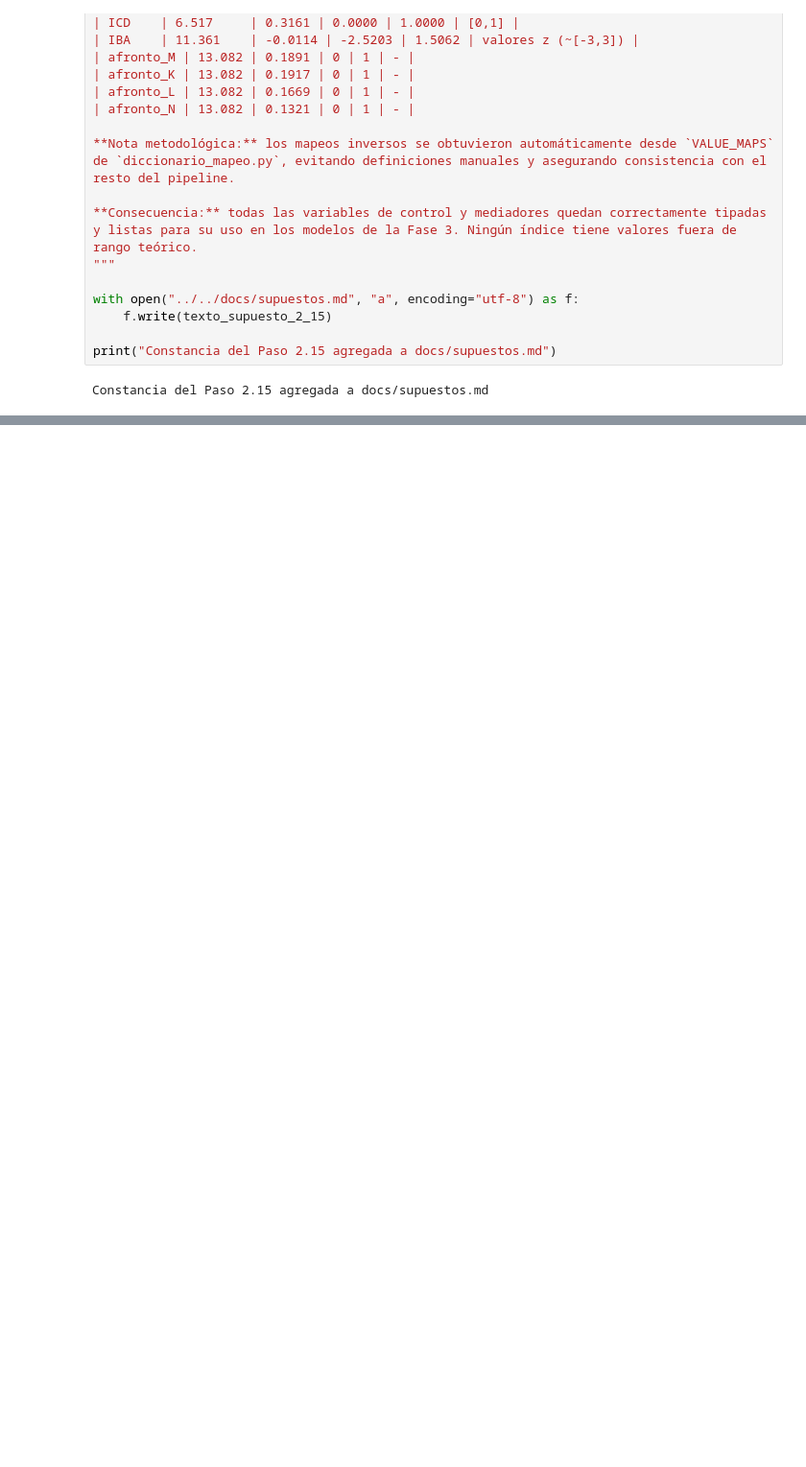
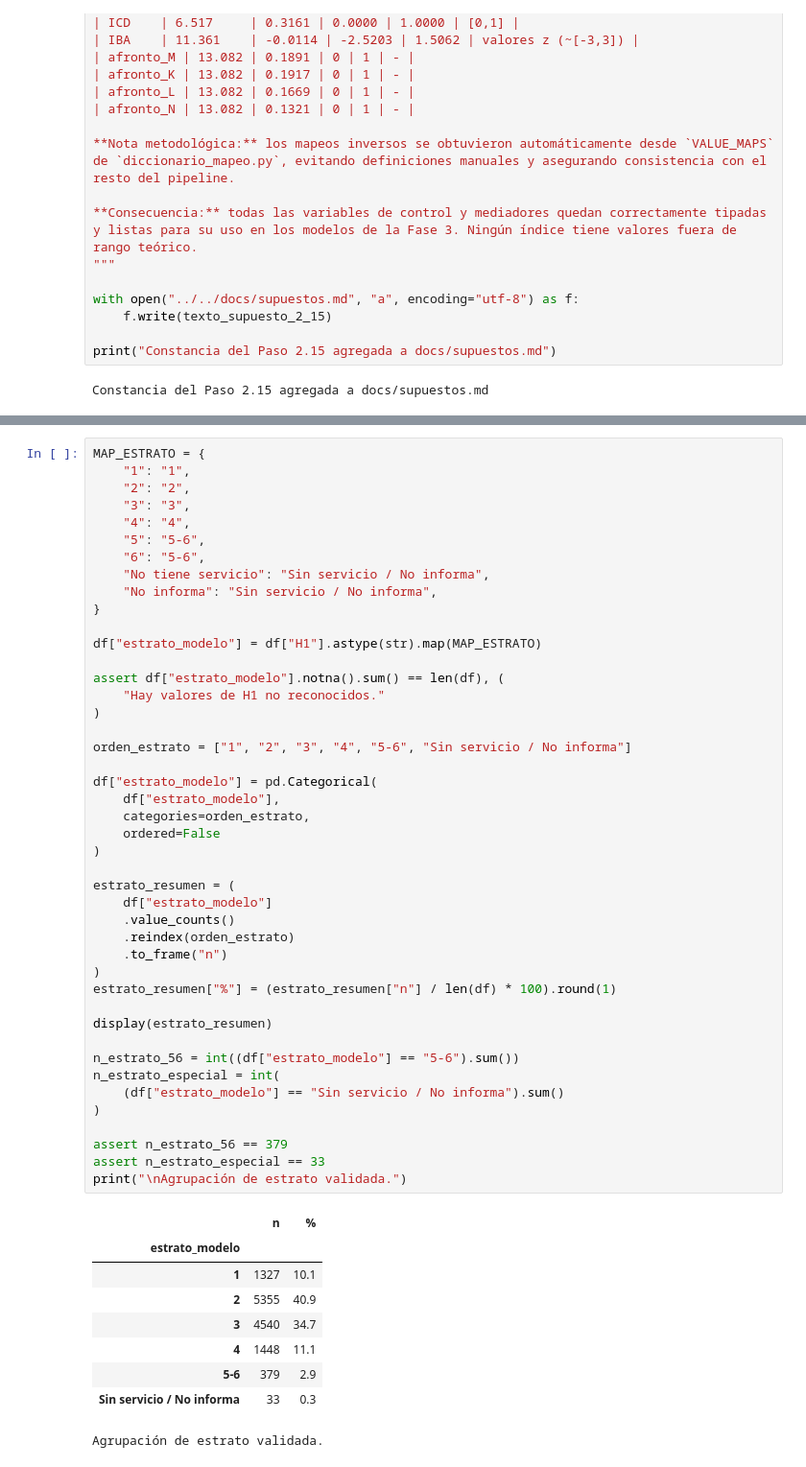
Before and after one commit to AnaTuPatrona/DataJamDistrital_Bogota2026, a Jupyter notebook: scripts/notebooks/02_indices.ipynb, the cells around one changed output, grey strips where cells are left out. Shown at 96% size. Cells and saved outputs as stored; diff of their text form; blank space fills up the shorter version.

```diff
--- a/scripts/notebooks/02_indices.ipynb
+++ b/scripts/notebooks/02_indices.ipynb
@@ -1999,0 +2088,54 @@ Constancia del Paso 2.15 agregada a docs/supuestos.md
+# %%
+MAP_ESTRATO = {
+    "1": "1",
+    "2": "2",
+    "3": "3",
+    "4": "4",
+    "5": "5-6",
+    "6": "5-6",
+    "No tiene servicio": "Sin servicio / No informa",
+    "No informa": "Sin servicio / No informa",
+}
+
+df["estrato_modelo"] = df["H1"].astype(str).map(MAP_ESTRATO)
+
+assert df["estrato_modelo"].notna().sum() == len(df), (
+    "Hay valores de H1 no reconocidos."
+)
+
+orden_estrato = ["1", "2", "3", "4", "5-6", "Sin servicio / No informa"]
+
+df["estrato_modelo"] = pd.Categorical(
+    df["estrato_modelo"],
+    categories=orden_estrato,
+    ordered=False
+)
+
+estrato_resumen = (
+    df["estrato_modelo"]
+    .value_counts()
+    .reindex(orden_estrato)
+    .to_frame("n")
+)
+estrato_resumen["%"] = (estrato_resumen["n"] / len(df) * 100).round(1)
+
+display(estrato_resumen)
+
+n_estrato_56 = int((df["estrato_modelo"] == "5-6").sum())
+n_estrato_especial = int(
+    (df["estrato_modelo"] == "Sin servicio / No informa").sum()
+)
+
+assert n_estrato_56 == 379
+assert n_estrato_especial == 33
+print("\nAgrupación de estrato validada.")
+# %% [output]
+|  | n | % |
+| estrato_modelo |  |  |
+| 1 | 1327 | 10.1 |
+| 2 | 5355 | 40.9 |
+| 3 | 4540 | 34.7 |
+| 4 | 1448 | 11.1 |
+| 5-6 | 379 | 2.9 |
+| Sin servicio / No informa | 33 | 0.3 |
+Agrupación de estrato validada.
```
Also changed, not shown: parts of 11 cells of this notebook, 10 other files.
